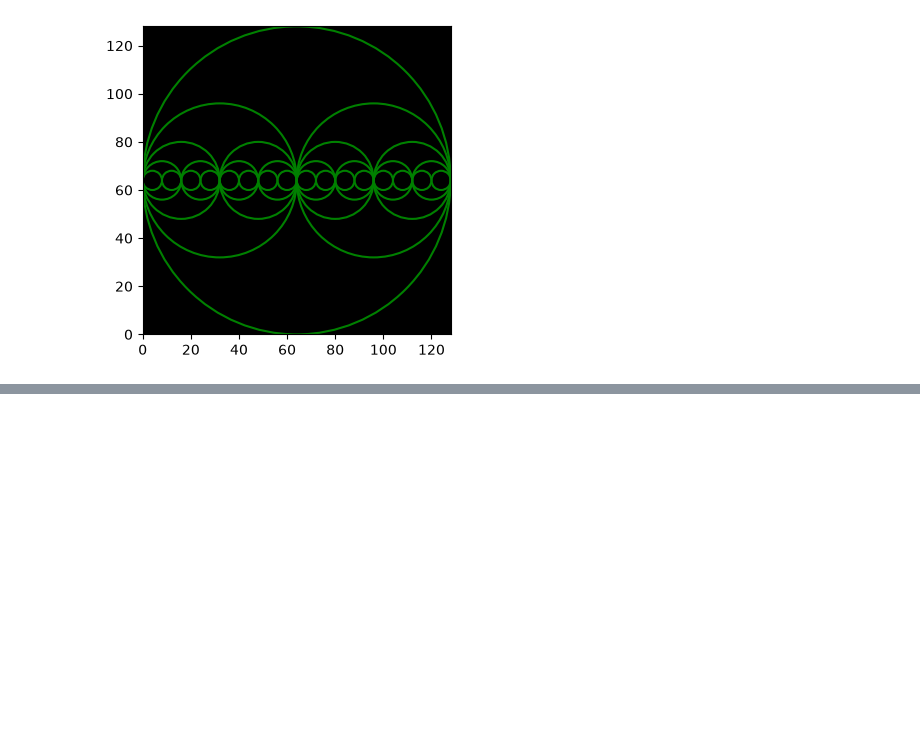
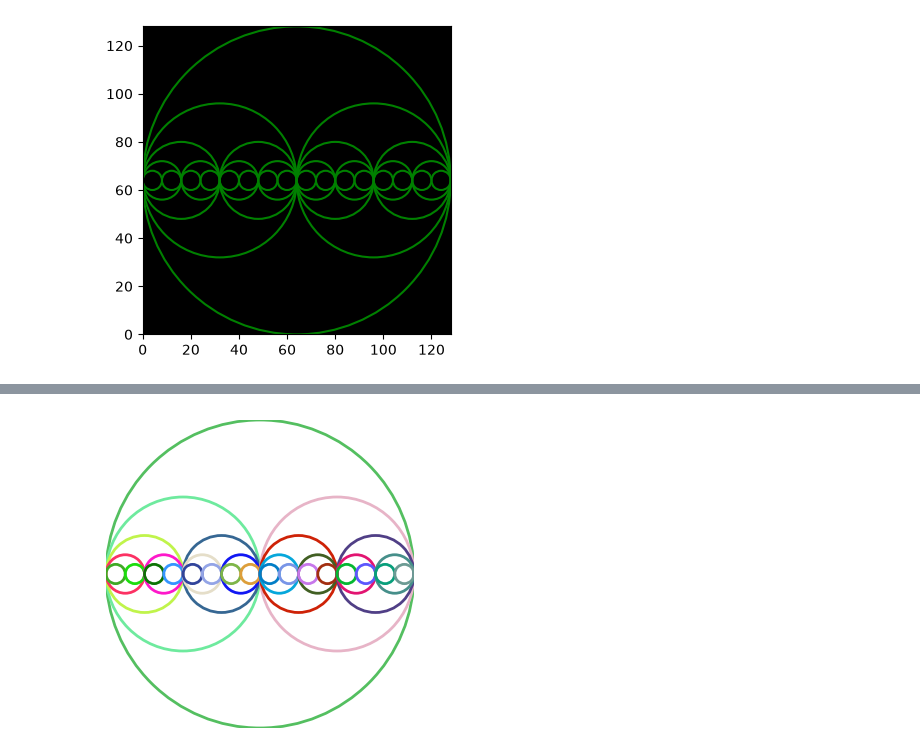
Before and after one commit to harim-000/C_basic, a Jupyter notebook: algorithm/recursion/jupyter.ipynb, the cells around one changed output, grey strips where cells are left out. Cells and saved outputs as stored; diff of their text form; code cells hidden in the pictures; blank space fills up the shorter version.

```diff
--- a/algorithm/recursion/jupyter.ipynb
+++ b/algorithm/recursion/jupyter.ipynb
@@ -33,0 +75,43 @@ plt.show()
+# %%
+# Code 10-134.py
+import matplotlib.pyplot as plt
+from matplotlib.patches import Circle
+import random
+
+def draw_color_circle(ax, x, y, r):
+    # 무작위 RGB 색상 만들기
+    color = (
+        random.randint(0, 255) / 255,
+        random.randint(0, 255) / 255,
+        random.randint(0, 255) / 255
+    )
+
+    # 실제 원 그리기
+    circle = Circle(
+        (x, y),
+        r,
+        fill=False,
+        edgecolor=color,
+        linewidth=2
+    )
+    ax.add_patch(circle)
+
+    # 반지름이 5 이상이면 좌우에 작은 원을 재귀로 그림
+    if r >= 5:
+        draw_color_circle(ax, x - r / 2, y, r / 2)
+        draw_color_circle(ax, x + r / 2, y, r / 2)
+
+
+fig, ax = plt.subplots(figsize=(12, 4))
+
+draw_color_circle(ax, 64, 64, 64)
+
+ax.set_xlim(0, 128)
+ax.set_ylim(0, 128)
+ax.set_aspect("equal")
+ax.set_facecolor("black")
+ax.axis("off")
+
+plt.show()
+# %% [output]
+[figure, added]
```
Also changed, not shown: parts of 2 cells of this notebook, 2 other files.
